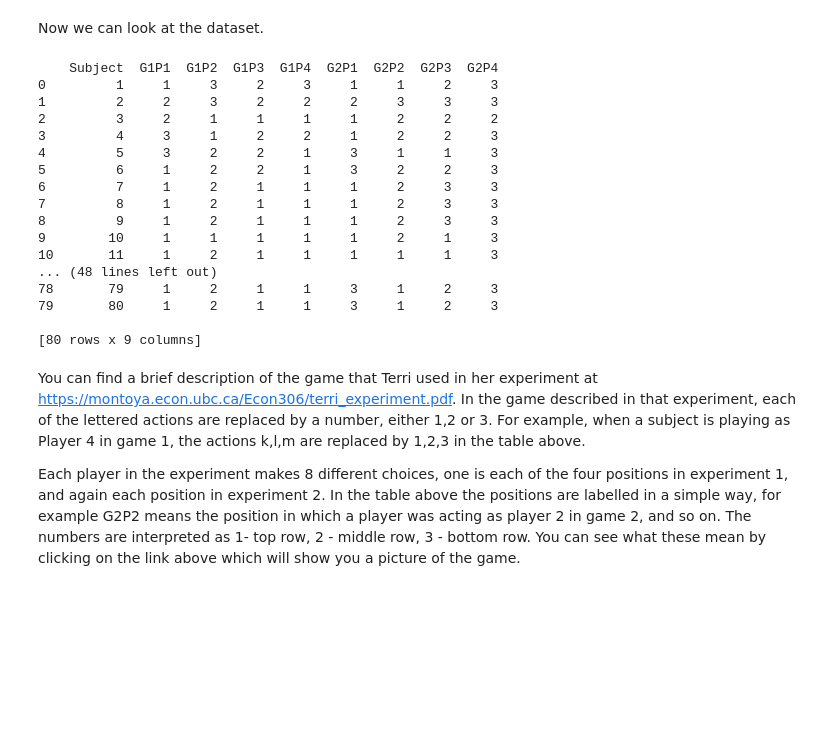
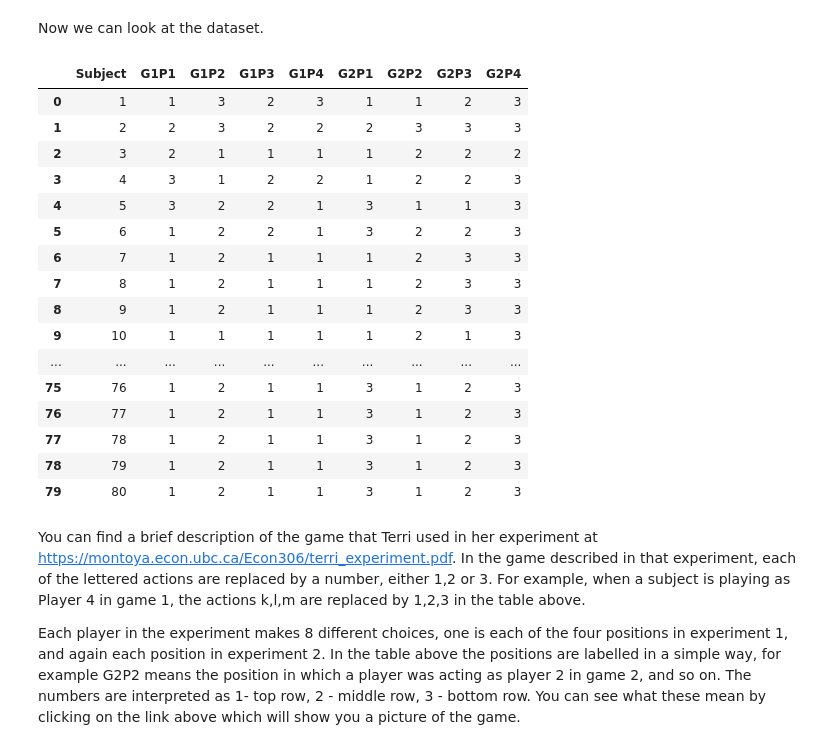
Before and after one commit to michaelpetersubc/notebooks, a Jupyter notebook: Econ515/ring_game/ring_game.ipynb, the cells around one changed output. Saved outputs shown, nothing was run; the diff lists cells and outputs as text; code cells hidden in the pictures; blank space fills up the shorter version.

```diff
--- a/Econ515/ring_game/ring_game.ipynb
+++ b/Econ515/ring_game/ring_game.ipynb
@@ -18,26 +21,26 @@ import os
 dataset = pd.read_csv('ecma_data.csv')
 # %% [markdown]
 Now we can look at the dataset.
-# %%
-show(dataset)
-# %% [output]
-    Subject  G1P1  G1P2  G1P3  G1P4  G2P1  G2P2  G2P3  G2P4
-0         1     1     3     2     3     1     1     2     3
-1         2     2     3     2     2     2     3     3     3
-2         3     2     1     1     1     1     2     2     2
-3         4     3     1     2     2     1     2     2     3
-4         5     3     2     2     1     3     1     1     3
-5         6     1     2     2     1     3     2     2     3
-6         7     1     2     1     1     1     2     3     3
-7         8     1     2     1     1     1     2     3     3
-8         9     1     2     1     1     1     2     3     3
-9        10     1     1     1     1     1     2     1     3
-10       11     1     2     1     1     1     1     1     3
-... (48 lines left out)
-78       79     1     2     1     1     3     1     2     3
-79       80     1     2     1     1     3     1     2     3
-
-[80 rows x 9 columns]
+# %%
+dataset.style
+# %% [output]
+|  | Subject | G1P1 | G1P2 | G1P3 | G1P4 | G2P1 | G2P2 | G2P3 | G2P4 |
+| 0 | 1 | 1 | 3 | 2 | 3 | 1 | 1 | 2 | 3 |
+| 1 | 2 | 2 | 3 | 2 | 2 | 2 | 3 | 3 | 3 |
+| 2 | 3 | 2 | 1 | 1 | 1 | 1 | 2 | 2 | 2 |
+| 3 | 4 | 3 | 1 | 2 | 2 | 1 | 2 | 2 | 3 |
+| 4 | 5 | 3 | 2 | 2 | 1 | 3 | 1 | 1 | 3 |
+| 5 | 6 | 1 | 2 | 2 | 1 | 3 | 2 | 2 | 3 |
+| 6 | 7 | 1 | 2 | 1 | 1 | 1 | 2 | 3 | 3 |
+| 7 | 8 | 1 | 2 | 1 | 1 | 1 | 2 | 3 | 3 |
+| 8 | 9 | 1 | 2 | 1 | 1 | 1 | 2 | 3 | 3 |
+| 9 | 10 | 1 | 1 | 1 | 1 | 1 | 2 | 1 | 3 |
+| ... | ... | ... | ... | ... | ... | ... | ... | ... | ... |
+| 75 | 76 | 1 | 2 | 1 | 1 | 3 | 1 | 2 | 3 |
+| 76 | 77 | 1 | 2 | 1 | 1 | 3 | 1 | 2 | 3 |
+| 77 | 78 | 1 | 2 | 1 | 1 | 3 | 1 | 2 | 3 |
+| 78 | 79 | 1 | 2 | 1 | 1 | 3 | 1 | 2 | 3 |
+| 79 | 80 | 1 | 2 | 1 | 1 | 3 | 1 | 2 | 3 |
 # %% [markdown]
 You can find a brief description of the game that Terri used in her experiment at [https://montoya.econ.ubc.ca/Econ306/terri_experiment.pdf](https://montoya.econ.ubc.ca/Econ306/terri_experiment.pdf).  In the game described in that experiment, each of the lettered actions are replaced by a number, either 1,2 or 3.  For example, when a subject is playing as Player 4 in game 1, the actions k,l,m are replaced by 1,2,3 in the table above.
 
```
Also changed, not shown: parts of 16 cells of this notebook.
